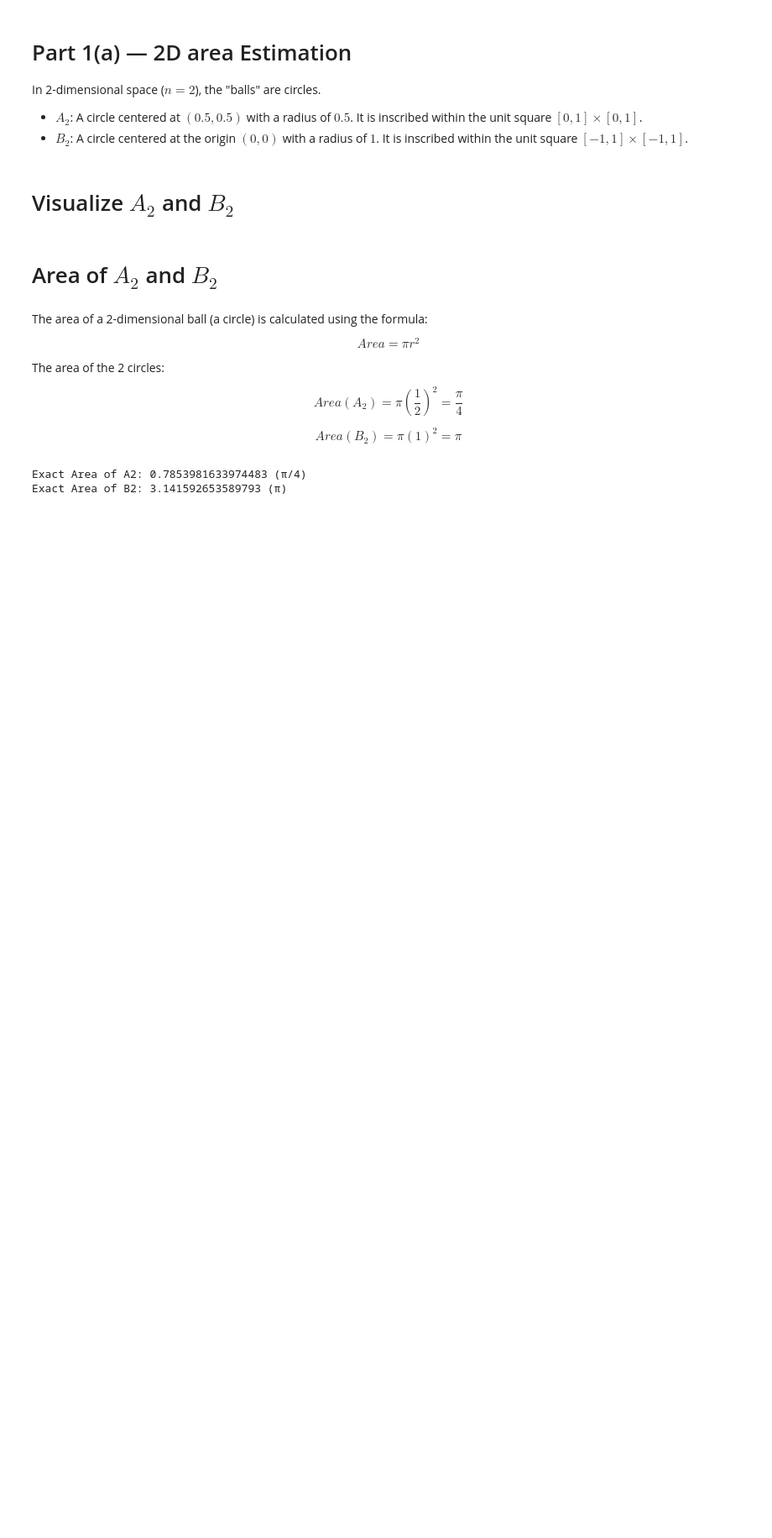
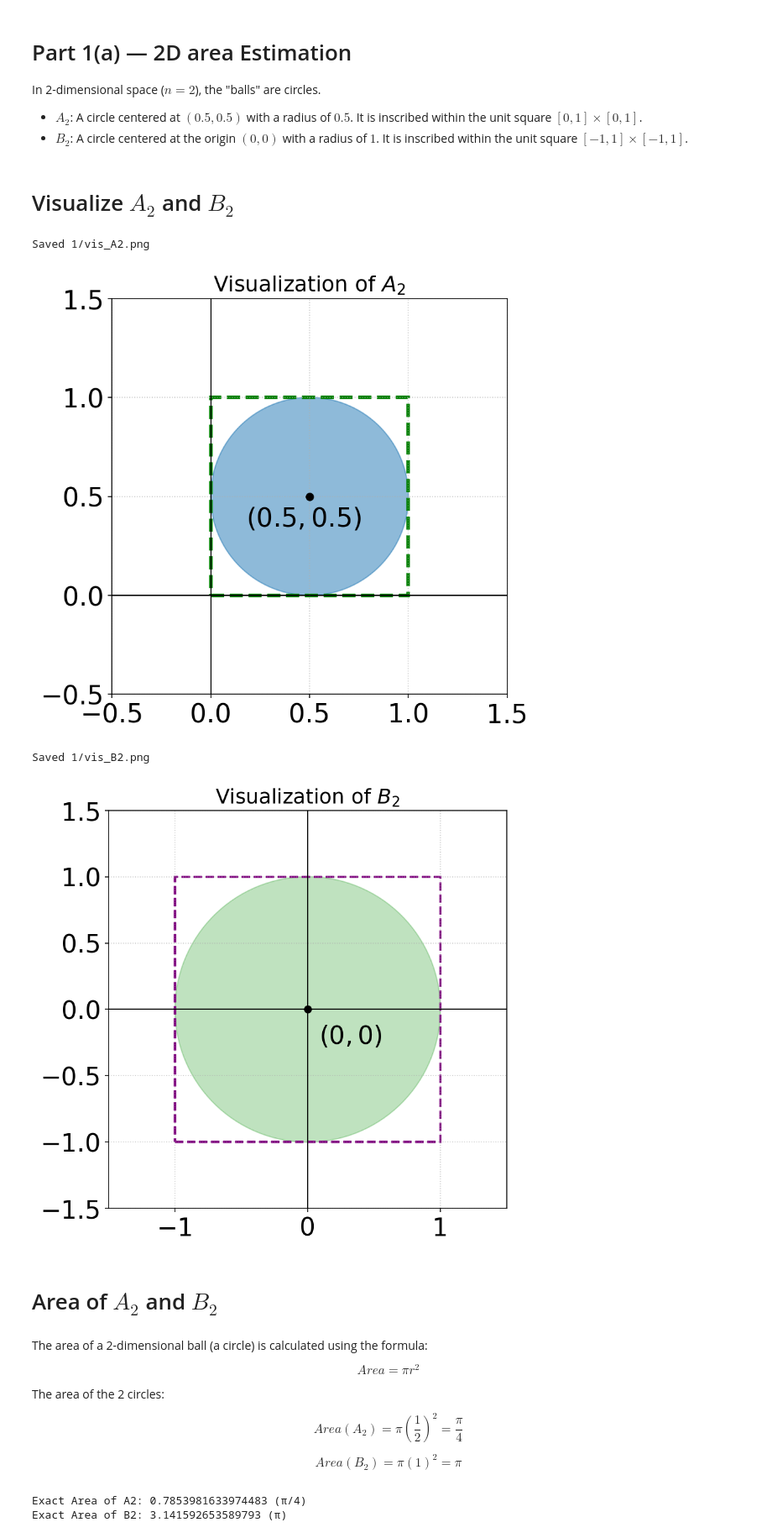
Before and after one commit to duongphamminhdung/MATH4010_Final_Project, a Jupyter notebook: Q1.ipynb, the cells around one changed output. Shown at 84% size. Drawn from its saved outputs; the diff is of its cells as text; code cells hidden in the pictures; blank space fills up the shorter version.

```diff
--- a/Q1.ipynb
+++ b/Q1.ipynb
@@ -58,35 +58,38 @@ ax.axhline(0, color='black', linewidth=1)
 ax.axvline(0, color='black', linewidth=1)
 ax.set_title('Visualization of $A_2$', fontsize=18)
 ax.tick_params(axis='both', labelsize=22)
-ax.legend(fontsize=16, loc='upper right')
 plt.tight_layout()
 plt.savefig('1/vis_A2.png', dpi=150, bbox_inches='tight')
 plt.close()
 print("Saved 1/vis_A2.png")
 display(Image('1/vis_A2.png'))
 
 # --- B2 ---
 fig, ax = plt.subplots(figsize=(6, 6))
 circle_b2 = patches.Circle((0, 0), 1, edgecolor='#2ca02c', facecolor='#2ca02c', alpha=0.3, label='$B_2$')
 unit_box_b2 = patches.Rectangle((-1, -1), 2, 2, fill=False, edgecolor='purple', linestyle='--', linewidth=2, label='Box $[-1, 1]^2$')
 ax.add_patch(circle_b2)
 ax.add_patch(unit_box_b2)
 ax.plot(0, 0, 'ko', markersize=6)
 ax.annotate('$(0, 0)$', (0, 0), textcoords="offset points", xytext=(10, -30), fontsize=22)
 ax.set_xlim(-1.5, 1.5)
 ax.set_ylim(-1.5, 1.5)
 ax.set_aspect('equal')
 ax.grid(True, linestyle=':', alpha=0.7)
 ax.axhline(0, color='black', linewidth=1)
 ax.axvline(0, color='black', linewidth=1)
 ax.set_title('Visualization of $B_2$', fontsize=18)
 ax.tick_params(axis='both', labelsize=22)
-ax.legend(fontsize=16, loc='upper right')
 plt.tight_layout()
 plt.savefig('1/vis_B2.png', dpi=150, bbox_inches='tight')
 plt.close()
 print("Saved 1/vis_B2.png")
 display(Image('1/vis_B2.png'))
+# %% [output]
+Saved 1/vis_A2.png
+[figure, added]
+Saved 1/vis_B2.png
+[figure, added]
 # %% [markdown]
 # Area of $A_2$ and $B_2$
 # %% [markdown]
```
Also changed, not shown: parts of 7 cells of this notebook, 11 other files.
